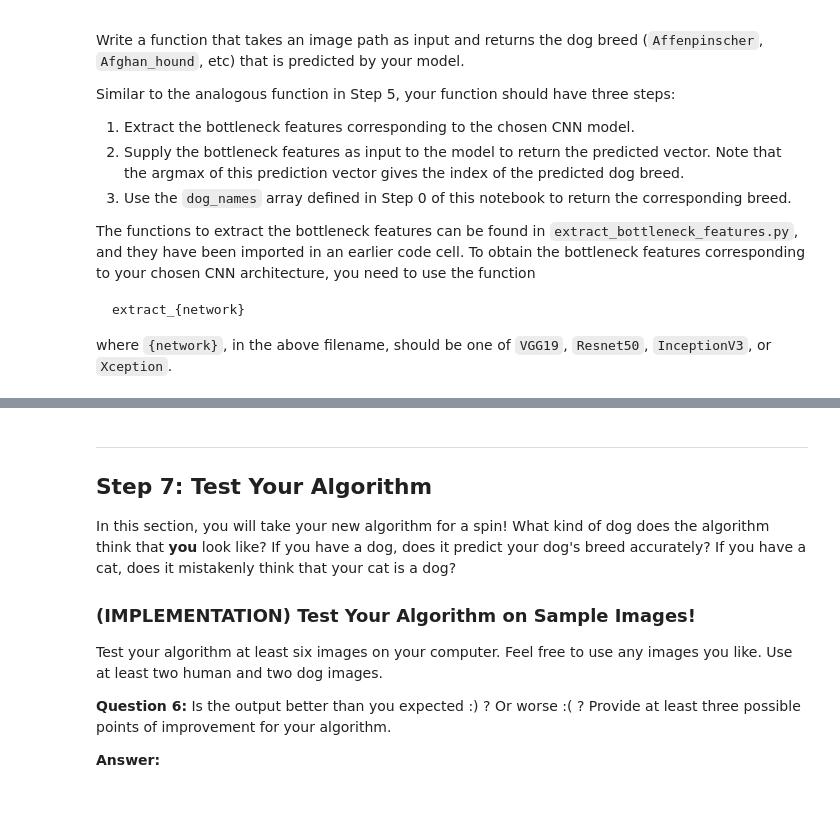
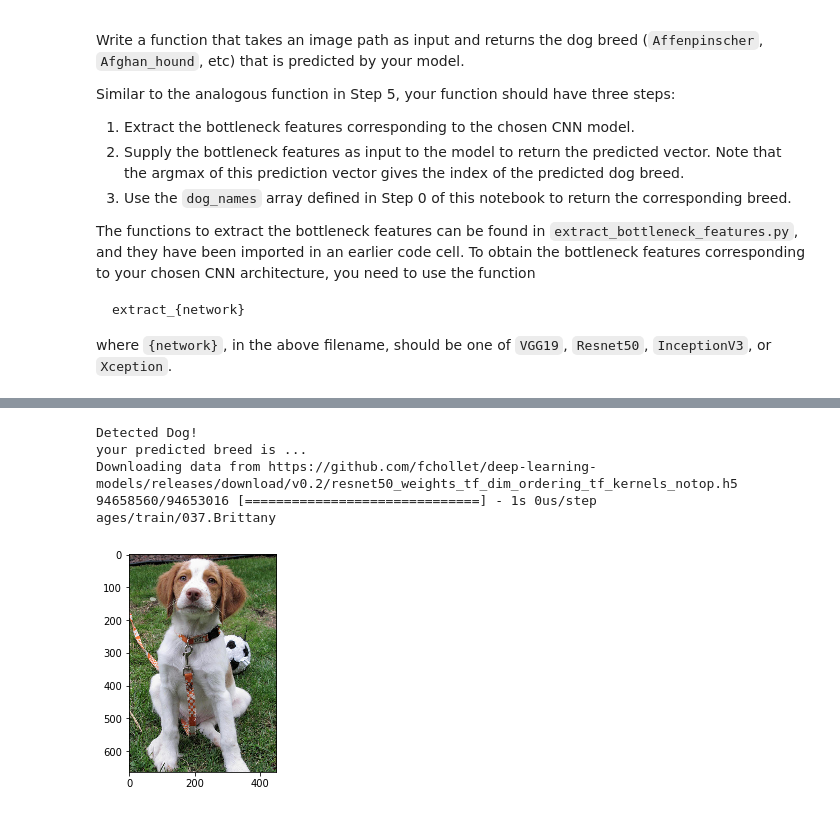
Before and after one commit to williswangy/CNN_DOG_IDENTIFIED_DETECTION, a Jupyter notebook: dog_app.ipynb, the cells around one changed output, grey strips where cells are left out. Saved outputs shown, nothing was run; the diff lists cells and outputs as text; code cells hidden in the pictures.

```diff
--- a/dog_app.ipynb
+++ b/dog_app.ipynb
@@ -493,6 +647,7 @@ You are welcome to [augment the training data](https://blog.keras.io/building-po
 ### (IMPLEMENTATION) Load the Model with the Best Validation Loss
 # %%
 ### TODO: Load the model weights with the best validation loss.
+Resnet50_model.load_weights('saved_models/weights.best.Resnet50.hdf5')
 # %% [markdown]
 ### (IMPLEMENTATION) Test the Model
 
@@ -517,6 +679,15 @@ where `{network}`, in the above filename, should be one of `VGG19`, `Resnet50`,
 # %%
 ### TODO: Write a function that takes a path to an image as input
 ### and returns the dog breed that is predicted by the model.
+from extract_bottleneck_features import *
+
+def Resnet50_predict_breed(img_path):
+    # extract bottleneck features
+    bottleneck_feature = extract_Resnet50(path_to_tensor(img_path))
+    # obtain predicted vector
+    predicted_vector = Resnet50_model.predict(bottleneck_feature)
+    # return dog breed that is predicted by the model
+    return dog_names[np.argmax(predicted_vector)]
 # %% [markdown]
 ---
 <a id='step6'></a>
@@ -535,3 +706,18 @@ A sample image and output for our algorithm is provided below, but feel free to
 
 This photo looks like an Afghan Hound.
 ### (IMPLEMENTATION) Write your Algorithm
+# %%
+### TODO: Write your algorithm.
+### Feel free to use as many code cells as needed.
+
+def human_or_dog(img_path):
+    if dog_detector(img_path):
+        print("Detected Dog!")
+        print("your predicted breed is ...")
+    elif face_detector(img_path):
+        print("Detected Human!")
+        print("You look like a ...")
+    else:
+        print("It seems like you are neither human nor dog")
+    predicted_breed = Resnet50_predict_breed(img_path)
+    print(predicted_breed)
@@ -538,17 +741,9 @@ This photo looks like an Afghan Hound.
 # %%
-### TODO: Write your algorithm.
-### Feel free to use as many code cells as needed.
+## TODO: Execute your algorithm from Step 6 on
+## at least 6 images on your computer.
+## Feel free to use as many code cells as needed.
+
+def show_img(img_path):
+    img = cv2.imread(img_path)
+    cv_rgb = cv2.cvtColor(img, cv2.COLOR_BGR2RGB)
+    plt.imshow(cv_rgb)
-# %% [markdown]
----
-<a id='step7'></a>
-## Step 7: Test Your Algorithm
-
-In this section, you will take your new algorithm for a spin!  What kind of dog does the algorithm think that __you__ look like?  If you have a dog, does it predict your dog's breed accurately?  If you have a cat, does it mistakenly think that your cat is a dog?
-
-### (IMPLEMENTATION) Test Your Algorithm on Sample Images!
-
-Test your algorithm at least six images on your computer.  Feel free to use any images you like.  Use at least two human and two dog images.
-
-__Question 6:__ Is the output better than you expected :) ?  Or worse :( ?  Provide at least three possible points of improvement for your algorithm.
-
-__Answer:__
@@ -558,0 +750,11 @@ __Answer:__
+# %%
+img_path = "images/Brittany_02625.jpg"
+show_img(img_path)
+human_or_dog(img_path)
+# %% [output]
+Detected Dog!
+your predicted breed is ...
+Downloading data from https://github.com/fchollet/deep-learning-models/releases/download/v0.2/resnet50_weights_tf_dim_ordering_tf_kernels_notop.h5
+94658560/94653016 [==============================] - 1s 0us/step
+ages/train/037.Brittany
+[figure, added]
```
Also changed, not shown: parts of 27 cells of this notebook, 2 other files.
